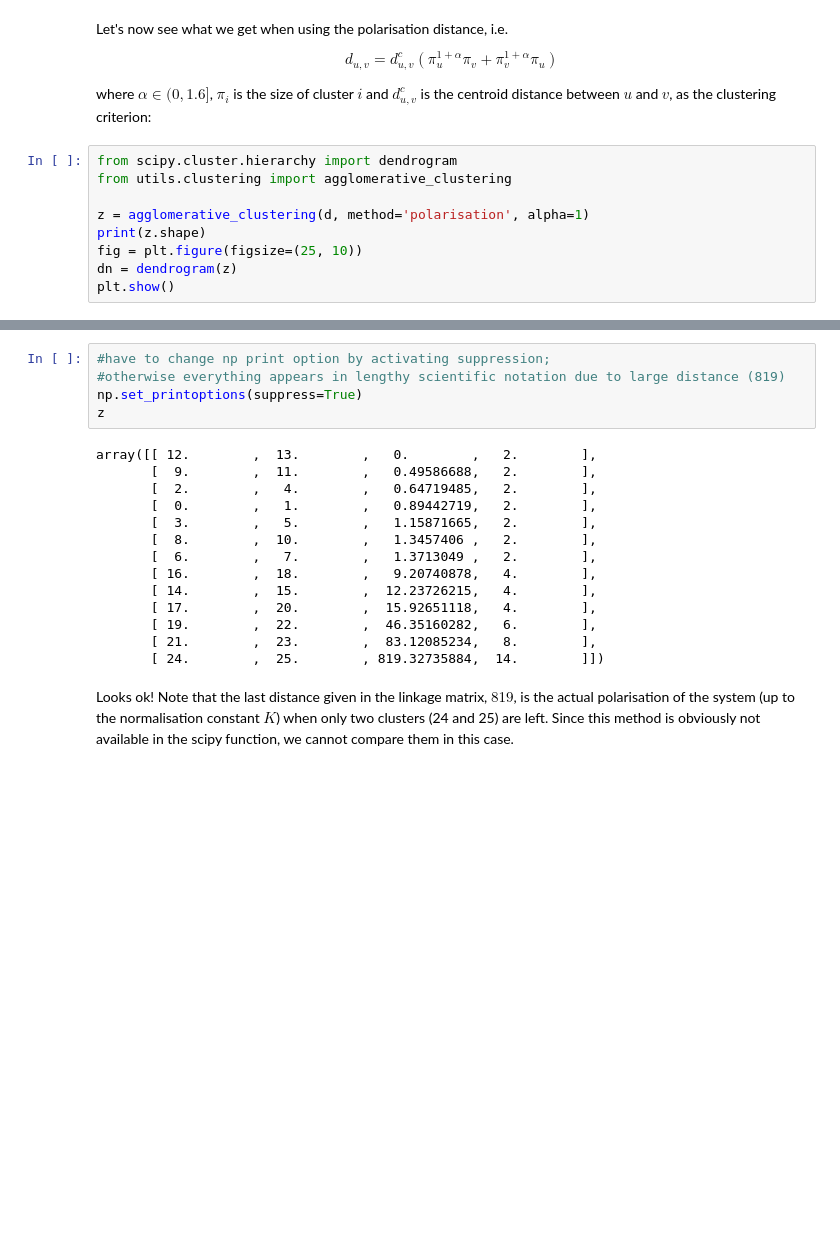
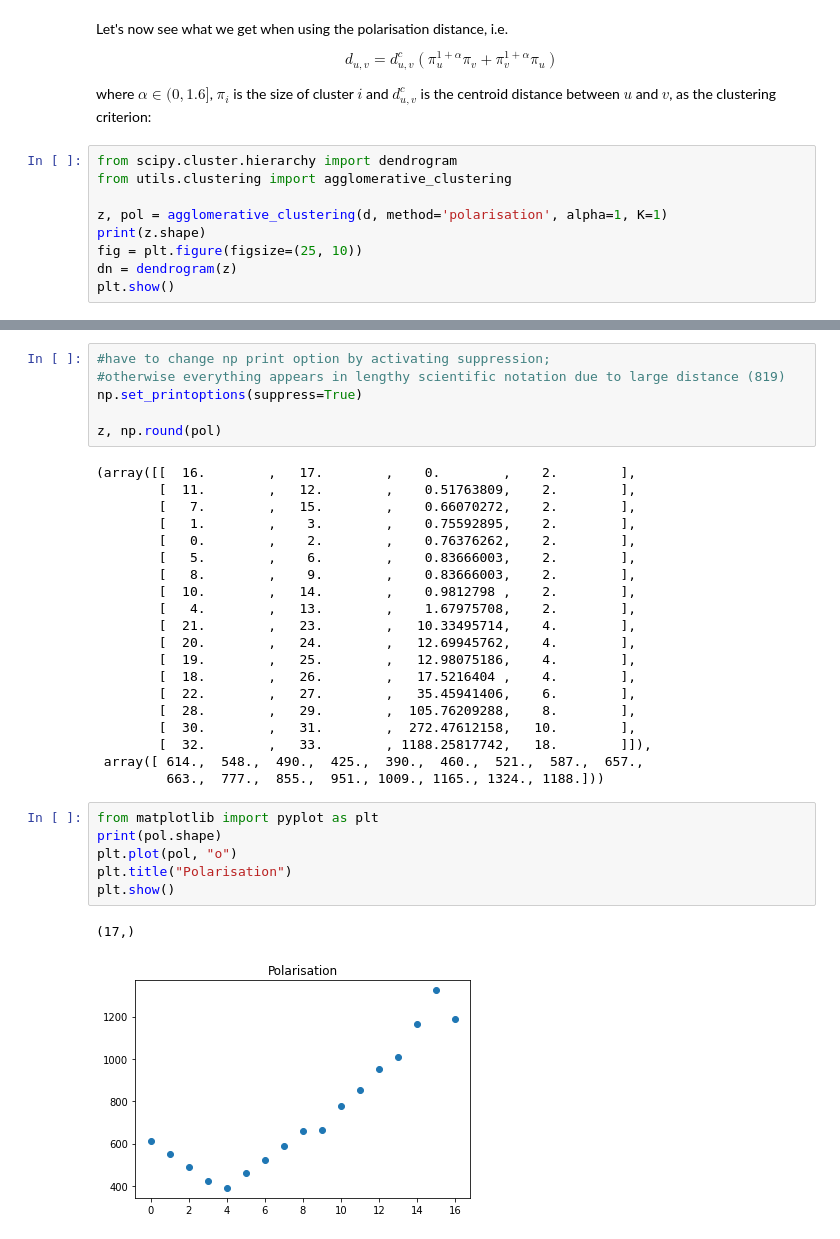
Before and after one commit to adrifcid/polarisation, a Jupyter notebook: notebooks/SouthernWomen.ipynb, the cells around one changed output, grey strips where cells are left out. Saved outputs shown, nothing was run; the diff lists cells and outputs as text; blank space fills up the shorter version.

Commit message:
add polarisation computation

```diff
--- a/notebooks/SouthernWomen.ipynb
+++ b/notebooks/SouthernWomen.ipynb
@@ -283,7 +299,7 @@ where $\alpha \in (0,1.6]$, $\pi_i$ is the size of cluster $i$ and $d^c_{u,v}$ i
 from scipy.cluster.hierarchy import dendrogram
 from utils.clustering import agglomerative_clustering
 
-z = agglomerative_clustering(d, method='polarisation', alpha=1)
+z, pol = agglomerative_clustering(d, method='polarisation', alpha=1, K=1)
 print(z.shape)
 fig = plt.figure(figsize=(25, 10))
 dn = dendrogram(z)
@@ -295,20 +311,34 @@ plt.show()
 #have to change np print option by activating suppression;
 #otherwise everything appears in lengthy scientific notation due to large distance (819)
 np.set_printoptions(suppress=True)
-z
+
+z, np.round(pol)
 # %% [output]
-array([[ 12.        ,  13.        ,   0.        ,   2.        ],
-       [  9.        ,  11.        ,   0.49586688,   2.        ],
-       [  2.        ,   4.        ,   0.64719485,   2.        ],
-       [  0.        ,   1.        ,   0.89442719,   2.        ],
-       [  3.        ,   5.        ,   1.15871665,   2.        ],
-       [  8.        ,  10.        ,   1.3457406 ,   2.        ],
-       [  6.        ,   7.        ,   1.3713049 ,   2.        ],
-       [ 16.        ,  18.        ,   9.20740878,   4.        ],
-       [ 14.        ,  15.        ,  12.23726215,   4.        ],
-       [ 17.        ,  20.        ,  15.92651118,   4.        ],
-       [ 19.        ,  22.        ,  46.35160282,   6.        ],
-       [ 21.        ,  23.        ,  83.12085234,   8.        ],
-       [ 24.        ,  25.        , 819.32735884,  14.        ]])
+(array([[  16.        ,   17.        ,    0.        ,    2.        ],
+        [  11.        ,   12.        ,    0.51763809,    2.        ],
+        [   7.        ,   15.        ,    0.66070272,    2.        ],
+        [   1.        ,    3.        ,    0.75592895,    2.        ],
+        [   0.        ,    2.        ,    0.76376262,    2.        ],
+        [   5.        ,    6.        ,    0.83666003,    2.        ],
+        [   8.        ,    9.        ,    0.83666003,    2.        ],
+        [  10.        ,   14.        ,    0.9812798 ,    2.        ],
+        [   4.        ,   13.        ,    1.67975708,    2.        ],
+        [  21.        ,   23.        ,   10.33495714,    4.        ],
+        [  20.        ,   24.        ,   12.69945762,    4.        ],
+        [  19.        ,   25.        ,   12.98075186,    4.        ],
+        [  18.        ,   26.        ,   17.5216404 ,    4.        ],
+        [  22.        ,   27.        ,   35.45941406,    6.        ],
+        [  28.        ,   29.        ,  105.76209288,    8.        ],
+        [  30.        ,   31.        ,  272.47612158,   10.        ],
+        [  32.        ,   33.        , 1188.25817742,   18.        ]]),
+ array([ 614.,  548.,  490.,  425.,  390.,  460.,  521.,  587.,  657.,
+         663.,  777.,  855.,  951., 1009., 1165., 1324., 1188.]))
-# %% [markdown]
-Looks ok! Note that the last distance given in the linkage matrix, $819$, is the actual polarisation of the system (up to the normalisation constant $K$) when only two clusters (24 and 25) are left. Since this method is obviously not available in the scipy function, we cannot compare them in this case.
+# %%
+from matplotlib import pyplot as plt
+print(pol.shape)
+plt.plot(pol, "o")
+plt.title("Polarisation")
+plt.show()
+# %% [output]
+(17,)
+[figure, added]
```
Also changed, not shown: parts of 22 cells of this notebook, 1 other file.
